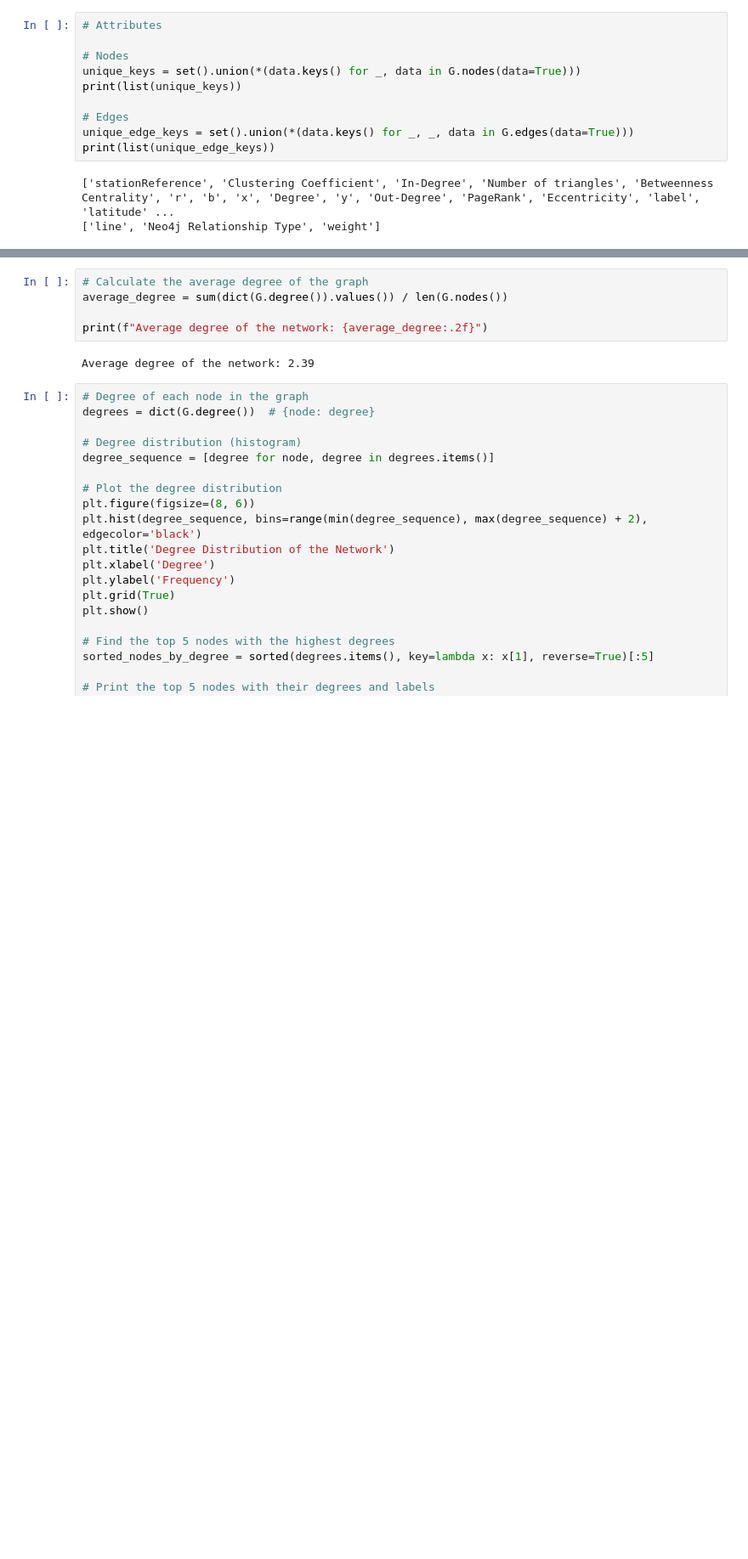
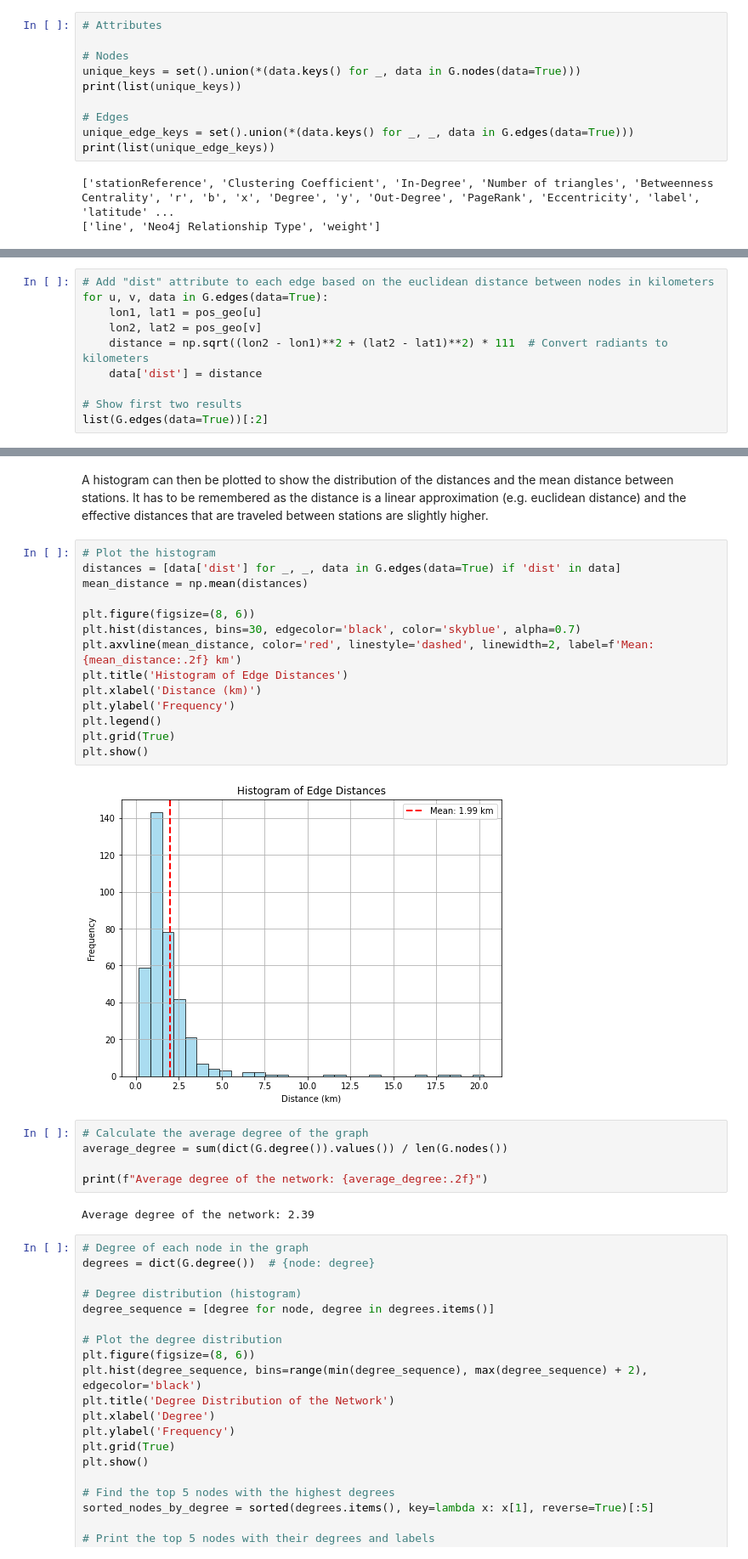
Before and after one commit to schmeti/uc3m_network_analysis, a Jupyter notebook: main.ipynb, the cells around one changed output, grey strips where cells are left out. Shown at 85% size. Saved outputs shown, nothing was run; the diff lists cells and outputs as text; blank space fills up the shorter version.

Commit message:
add map and distances

```diff
--- a/main.ipynb
+++ b/main.ipynb
@@ -81,0 +131,10 @@ print(list(unique_edge_keys))
+# %%
+# Add "dist" attribute to each edge based on the euclidean distance between nodes in kilometers
+for u, v, data in G.edges(data=True):
+    lon1, lat1 = pos_geo[u]
+    lon2, lat2 = pos_geo[v]
+    distance = np.sqrt((lon2 - lon1)**2 + (lat2 - lat1)**2) * 111  # Convert radiants to kilometers
+    data['dist'] = distance
+
+# Show first two results
+list(G.edges(data=True))[:2]
@@ -82,3 +159,21 @@ print(list(unique_edge_keys))
+# %% [markdown]
+A histogram can then be plotted to show the distribution of the distances and the mean distance between stations. It has to be remembered as the distance is a linear approximation (e.g. euclidean distance) and the effective distances that are traveled between stations are slightly higher.
+# %%
+# Plot the histogram
+distances = [data['dist'] for _, _, data in G.edges(data=True) if 'dist' in data]
+mean_distance = np.mean(distances)
+
+plt.figure(figsize=(8, 6))
+plt.hist(distances, bins=30, edgecolor='black', color='skyblue', alpha=0.7)
+plt.axvline(mean_distance, color='red', linestyle='dashed', linewidth=2, label=f'Mean: {mean_distance:.2f} km')
+plt.title('Histogram of Edge Distances')
+plt.xlabel('Distance (km)')
+plt.ylabel('Frequency')
+plt.legend()
+plt.grid(True)
+plt.show()
+# %% [output]
+[figure, added]
 # %%
 # Calculate the average degree of the graph
 average_degree = sum(dict(G.degree()).values()) / len(G.nodes())
```
Also changed, not shown: parts of 8 cells of this notebook, 3 other files.
